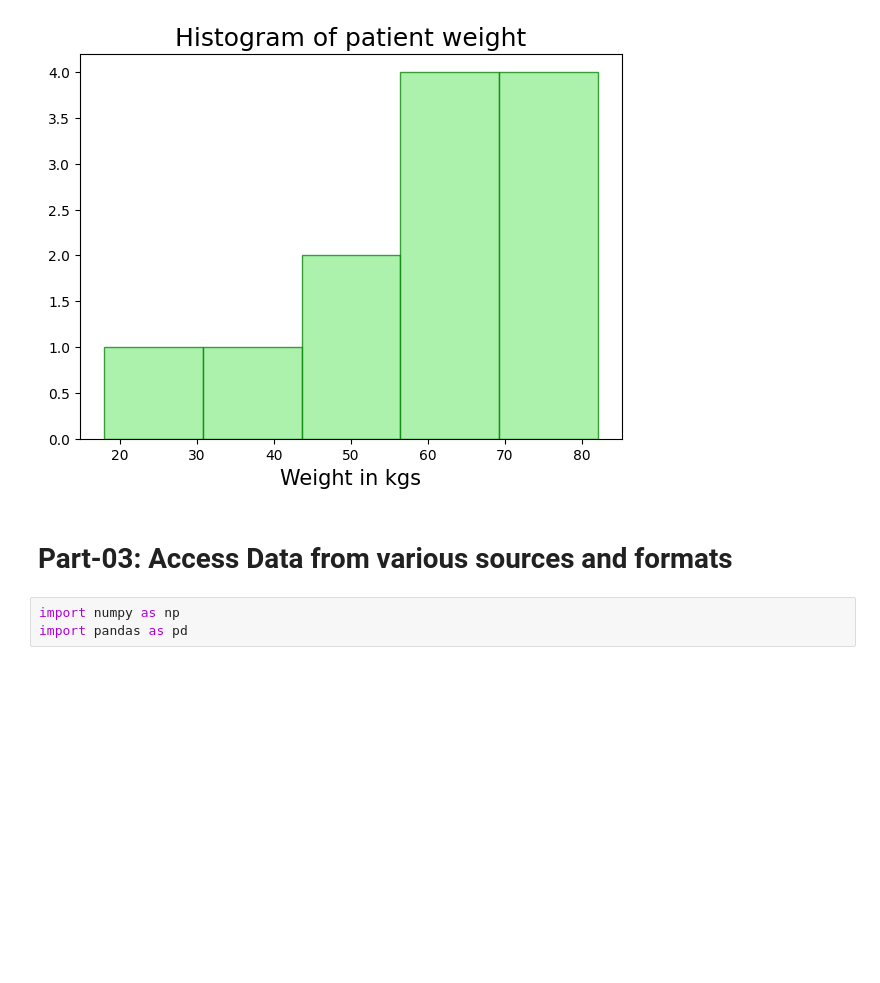
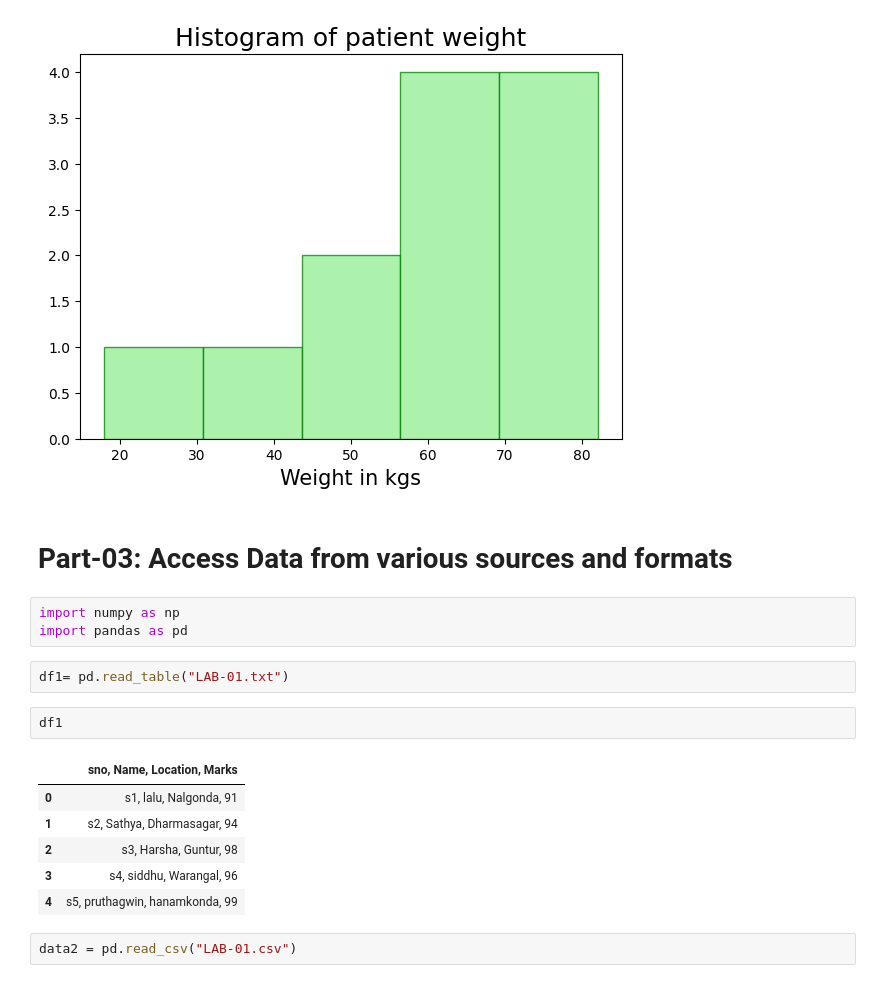
Before and after one commit to Pesaru-Sathyendra-Varma/AIML-2025, a Jupyter notebook: Lab01_AIML.ipynb, the cells around one changed output. Drawn from its saved outputs; the diff is of its cells as text; blank space fills up the shorter version.

```diff
--- a/Lab01_AIML.ipynb
+++ b/Lab01_AIML.ipynb
@@ -132,3 +134,16 @@ plt.show()
 # %%
 import numpy as np
 import pandas as pd
+# %%
+df1= pd.read_table("LAB-01.txt")
+# %%
+df1
+# %% [output]
+|  | sno, Name, Location, Marks |
+| 0 | s1, lalu, Nalgonda, 91 |
+| 1 | s2, Sathya, Dharmasagar, 94 |
+| 2 | s3, Harsha, Guntur, 98 |
+| 3 | s4, siddhu, Warangal, 96 |
+| 4 | s5, pruthagwin, hanamkonda, 99 |
+# %%
+data2 = pd.read_csv("LAB-01.csv")
```
Also changed, not shown: parts of 4 cells of this notebook.
